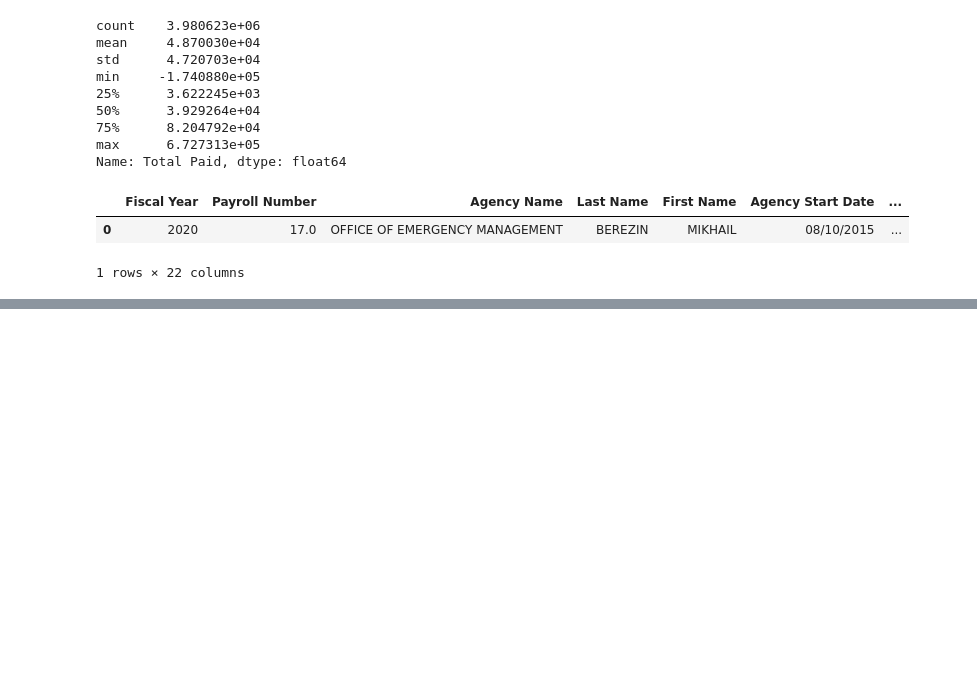
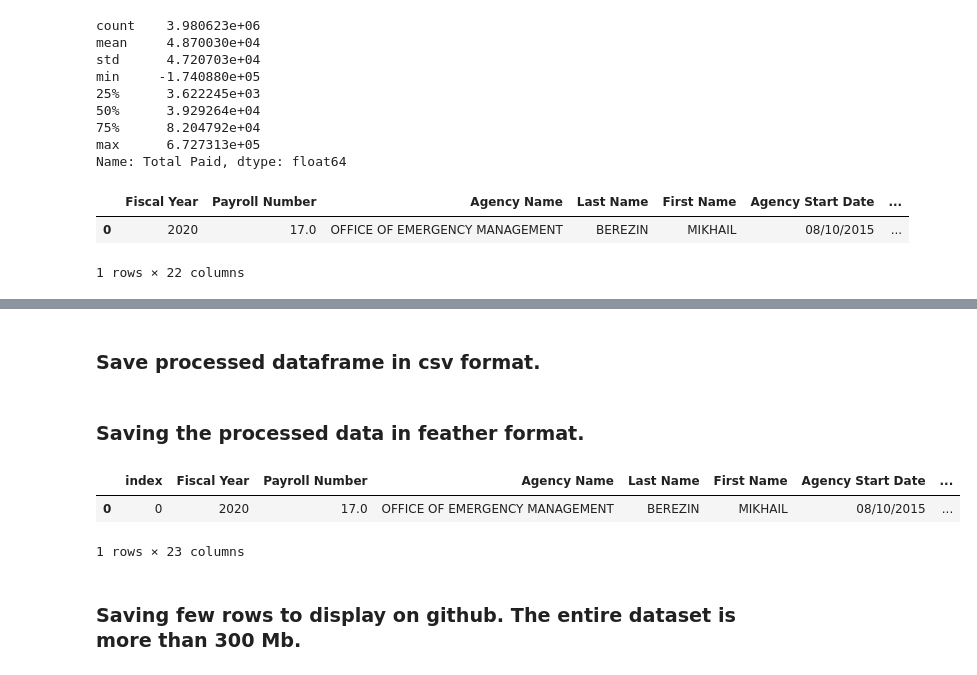
Before and after one commit to sachin17git/NYC-Payroll-Analysis, a Jupyter notebook: preprocess.ipynb, the cells around one changed output, grey strips where cells are left out. Cells and saved outputs as stored; diff of their text form; code cells hidden in the pictures; blank space fills up the shorter version.

Commit message:
saving processed file

```diff
--- a/preprocess.ipynb
+++ b/preprocess.ipynb
@@ -274,0 +277,6 @@ new_data.head(1)
+# %%
+cols = ["Regular Hours category","OT Hours category","Hourly Pay category","Total Pay category"]
+for col in cols:
+    new_data[col] = new_data[col].apply(lambda x: str(x))
+# %% [markdown]
+### Save processed dataframe in csv format.
@@ -274,0 +285,13 @@ new_data.head(1)
+# %% [markdown]
+### Saving the processed data in feather format.
+# %%
+new_data.reset_index(inplace=True)
+new_data.to_feather("NYC-proc.feather")
+# %%
+new_data.head(1)
+# %% [output]
+|  | index | Fiscal Year | Payroll Number | Agency Name | Last Name | First Name | Agency Start Date | ... |
+| 0 | 0 | 2020 | 17.0 | OFFICE OF EMERGENCY MANAGEMENT | BEREZIN | MIKHAIL | 08/10/2015 | ... |
+1 rows × 23 columns
+# %% [markdown]
+### Saving few rows to display on github. The entire dataset is more than 300 Mb.
```
Also changed, not shown: parts of 3 cells of this notebook.
